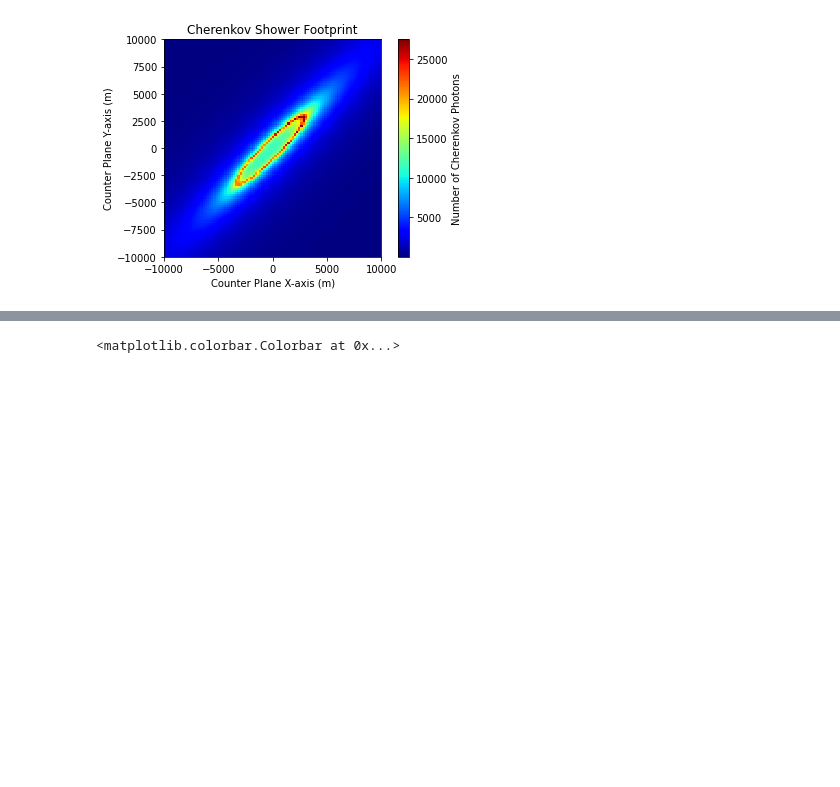
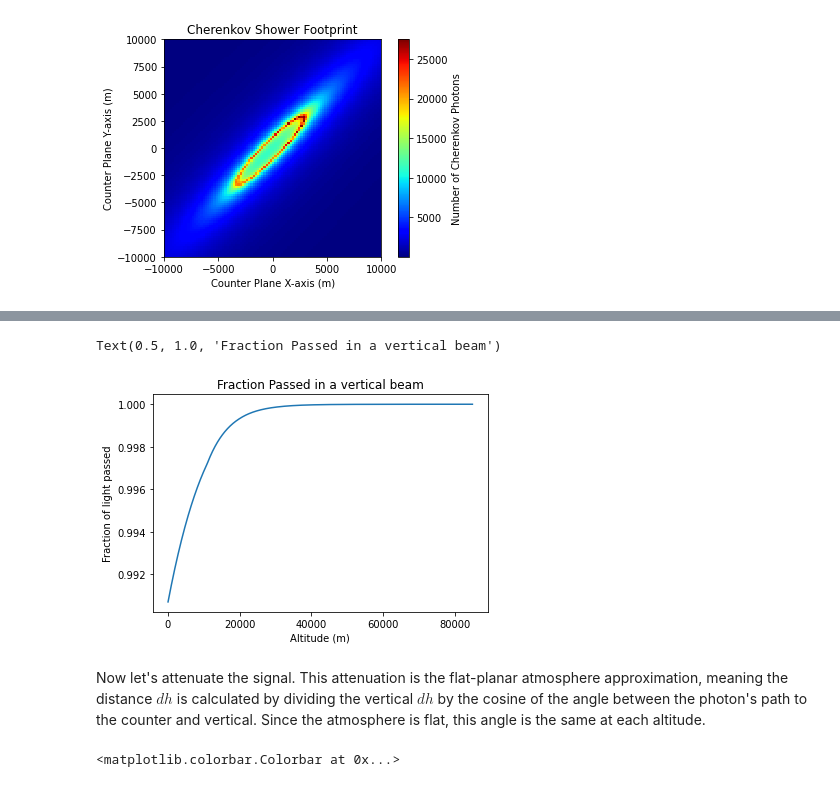
Before and after one commit to ikepc1/CHASM_NuSpacesim, a Jupyter notebook: Attenuation Demo.ipynb, the cells around one changed output, grey strips where cells are left out. Cells and saved outputs as stored; diff of their text form; code cells hidden in the pictures; blank space fills up the shorter version.

```diff
--- a/Attenuation Demo.ipynb
+++ b/Attenuation Demo.ipynb
@@ -40,3 +57,14 @@ Now let's attenuate the signal. This attenuation is the flat-planar atmosphere a
+# %%
+plt.figure()
+plt.plot(att.axis.h[1:], np.exp(att.vertical_log_fraction())[1:])
+plt.ylabel('Fraction of light passed')
+plt.xlabel('Altitude (m)')
+plt.title('Fraction Passed in a vertical beam')
+# %% [output]
+Text(0.5, 1.0, 'Fraction Passed in a vertical beam')
+[figure, added]
+# %% [markdown]
+Now let's attenuate the signal. This attenuation is the flat-planar atmosphere approximation, meaning the distance $dh$ is calculated by dividing the vertical $dh$ by the cosine of the angle between the photon's path to the counter and vertical. Since the atmosphere is flat, this angle is the same at each altitude.
 # %%
 fig = plt.figure()
 h2d = plt.hist2d(counters[:,0],counters[:,1],weights=sim.get_attenuated_photon_sum(),bins=100, cmap=plt.cm.jet)
```
Also changed, not shown: parts of 5 cells of this notebook.
